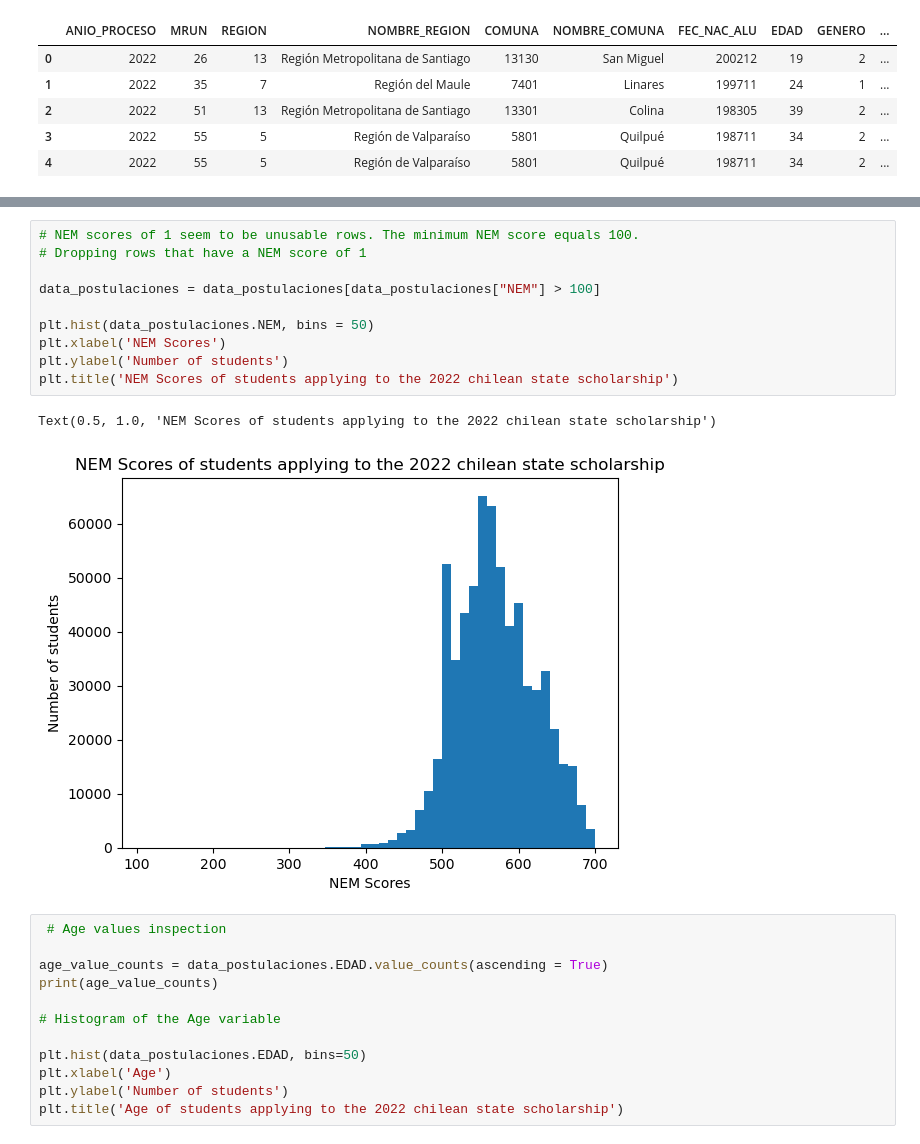
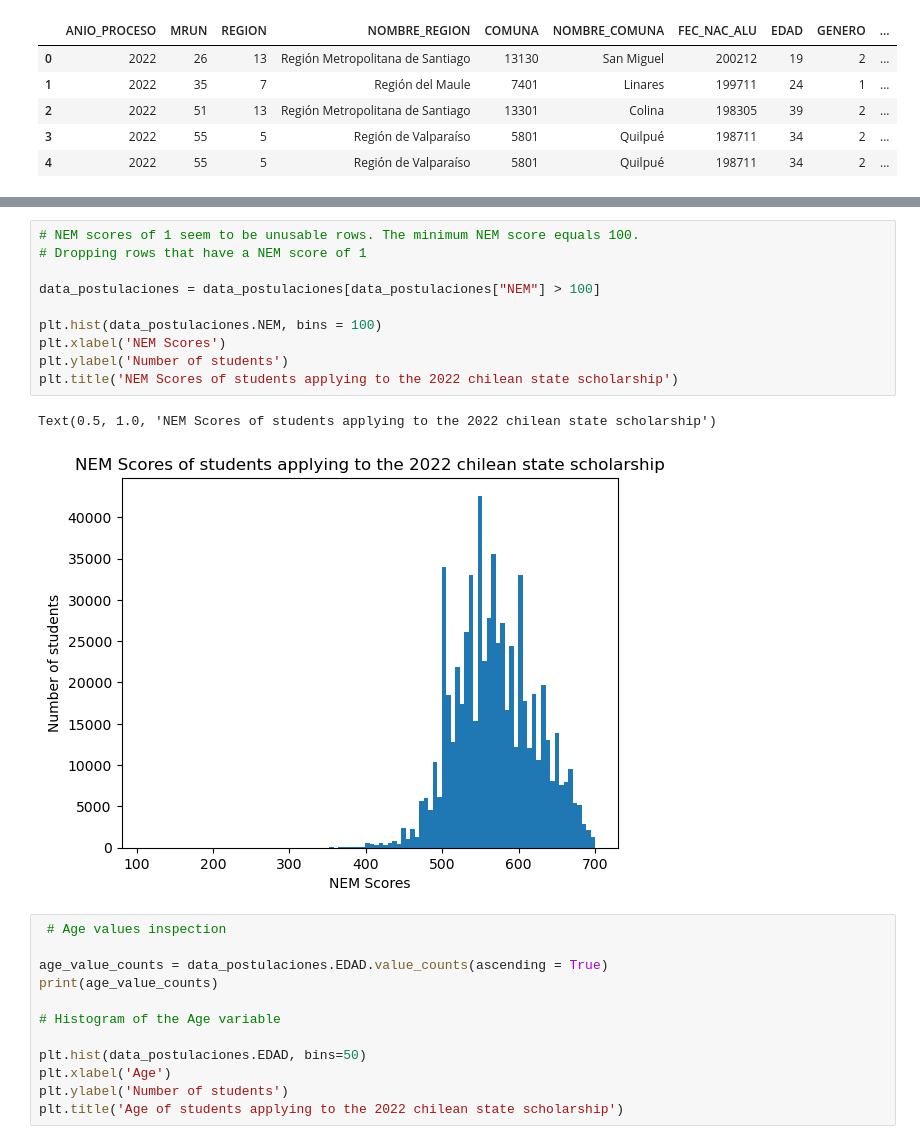
Before and after one commit to Claudio-AhumadaL/Chilean-State-Scholarship-Apllications-Data-2022, a Jupyter notebook: Data_postulacionesBecas_Claudio-AhumadaL.ipynb, the cells around one changed output, grey strips where cells are left out. Drawn from its saved outputs; the diff is of its cells as text.

```diff
--- a/Data_postulacionesBecas_Claudio-AhumadaL.ipynb
+++ b/Data_postulacionesBecas_Claudio-AhumadaL.ipynb
@@ -59,16 +59,16 @@ Text(0.5, 1.0, 'NEM Scores of students applying to the 2022 chilean state schola
 # %%
 # NEM scores of 1 seem to be unusable rows. The minimum NEM score equals 100.
 # Dropping rows that have a NEM score of 1
 
 data_postulaciones = data_postulaciones[data_postulaciones["NEM"] > 100]
 
-plt.hist(data_postulaciones.NEM, bins = 50)
+plt.hist(data_postulaciones.NEM, bins = 100)
 plt.xlabel('NEM Scores')
 plt.ylabel('Number of students')
 plt.title('NEM Scores of students applying to the 2022 chilean state scholarship')
 # %% [output]
 Text(0.5, 1.0, 'NEM Scores of students applying to the 2022 chilean state scholarship')
-[figure, old version]
+[figure, new version]
 # %%
  # Age values inspection
 
```
Also changed, not shown: parts of 5 cells of this notebook.
